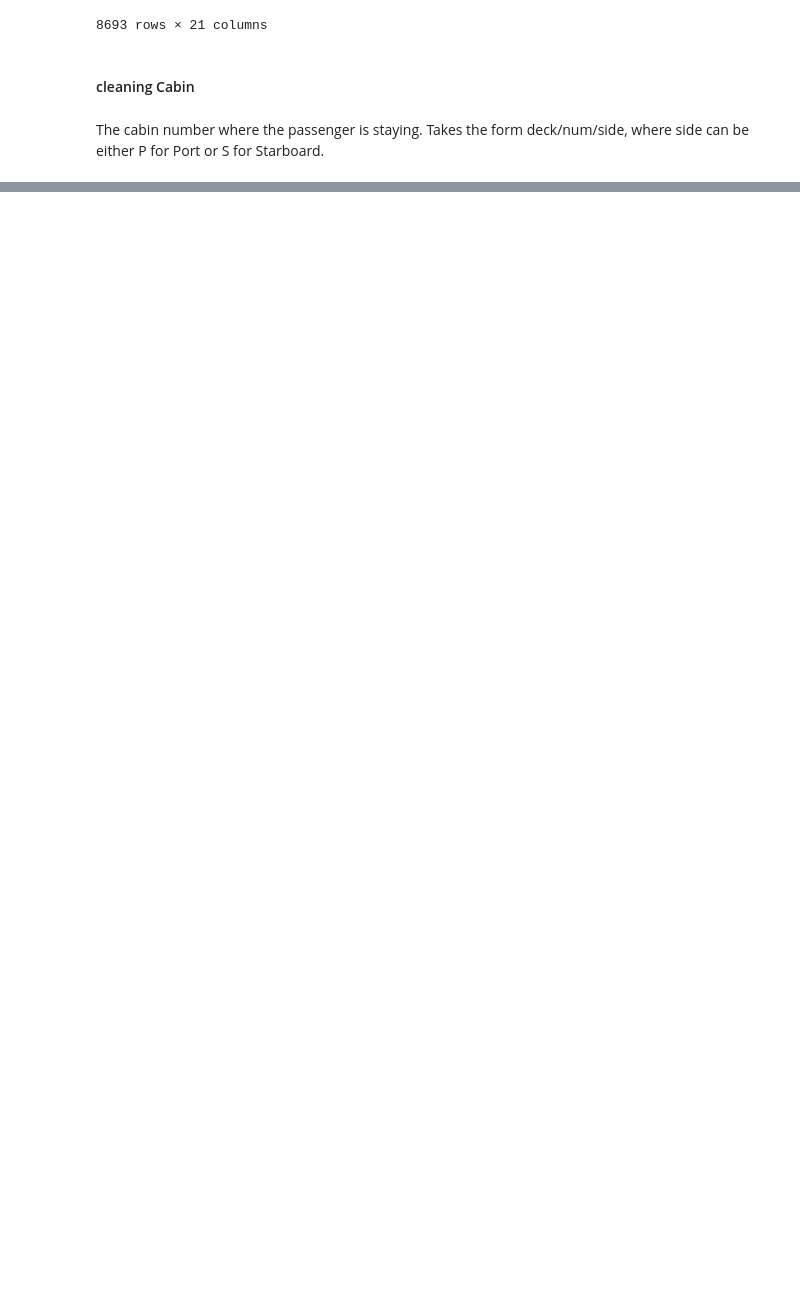
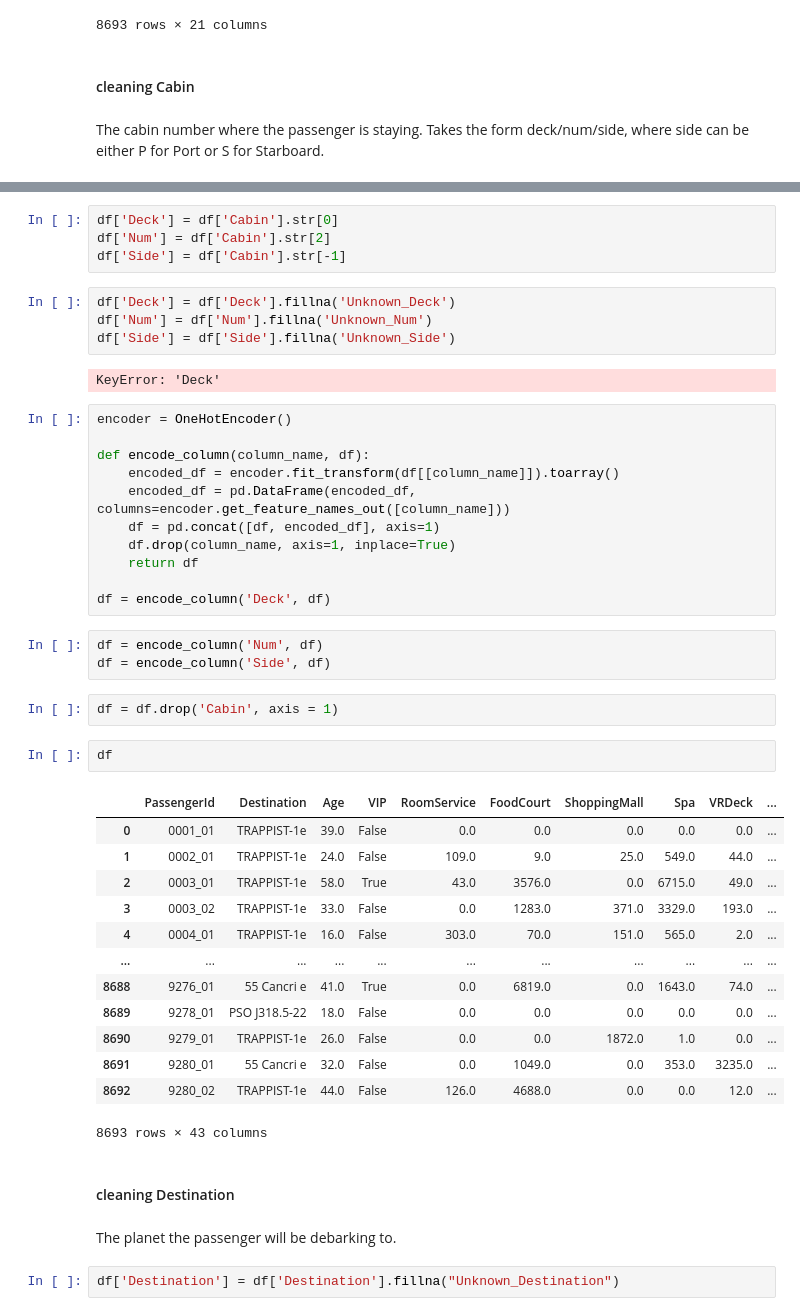
Before and after one commit to Gyxius/spaceship-titanic, a Jupyter notebook: analysis.ipynb, the cells around one changed output, grey strips where cells are left out. Cells and saved outputs as stored; diff of their text form; blank space fills up the shorter version.

Commit message:
Finish Data cleaning and wrangling

```diff
--- a/analysis.ipynb
+++ b/analysis.ipynb
@@ -538,0 +532,48 @@ The cabin number where the passenger is staying. Takes the form deck/num/side, w
+# %%
+df['Deck'] = df['Cabin'].str[0]
+df['Num'] = df['Cabin'].str[2]
+df['Side'] = df['Cabin'].str[-1]
+# %%
+df['Deck'] = df['Deck'].fillna('Unknown_Deck')
+df['Num'] = df['Num'].fillna('Unknown_Num')
+df['Side'] = df['Side'].fillna('Unknown_Side')
+# %% [output]
+KeyError: 'Deck'
+# %%
+encoder = OneHotEncoder()
+
+def encode_column(column_name, df):
+    encoded_df = encoder.fit_transform(df[[column_name]]).toarray()
+    encoded_df = pd.DataFrame(encoded_df, columns=encoder.get_feature_names_out([column_name]))
+    df = pd.concat([df, encoded_df], axis=1)
+    df.drop(column_name, axis=1, inplace=True)
+    return df
+
+df = encode_column('Deck', df)
+# %%
+df = encode_column('Num', df)
+df = encode_column('Side', df)
+# %%
+df = df.drop('Cabin', axis = 1)
+# %%
+df
+# %% [output]
+|  | PassengerId | Destination | Age | VIP | RoomService | FoodCourt | ShoppingMall | Spa | VRDeck | ... |
+| 0 | 0001_01 | TRAPPIST-1e | 39.0 | False | 0.0 | 0.0 | 0.0 | 0.0 | 0.0 | ... |
+| 1 | 0002_01 | TRAPPIST-1e | 24.0 | False | 109.0 | 9.0 | 25.0 | 549.0 | 44.0 | ... |
+| 2 | 0003_01 | TRAPPIST-1e | 58.0 | True | 43.0 | 3576.0 | 0.0 | 6715.0 | 49.0 | ... |
+| 3 | 0003_02 | TRAPPIST-1e | 33.0 | False | 0.0 | 1283.0 | 371.0 | 3329.0 | 193.0 | ... |
+| 4 | 0004_01 | TRAPPIST-1e | 16.0 | False | 303.0 | 70.0 | 151.0 | 565.0 | 2.0 | ... |
+| ... | ... | ... | ... | ... | ... | ... | ... | ... | ... | ... |
+| 8688 | 9276_01 | 55 Cancri e | 41.0 | True | 0.0 | 6819.0 | 0.0 | 1643.0 | 74.0 | ... |
+| 8689 | 9278_01 | PSO J318.5-22 | 18.0 | False | 0.0 | 0.0 | 0.0 | 0.0 | 0.0 | ... |
+| 8690 | 9279_01 | TRAPPIST-1e | 26.0 | False | 0.0 | 0.0 | 1872.0 | 1.0 | 0.0 | ... |
+| 8691 | 9280_01 | 55 Cancri e | 32.0 | False | 0.0 | 1049.0 | 0.0 | 353.0 | 3235.0 | ... |
+| 8692 | 9280_02 | TRAPPIST-1e | 44.0 | False | 126.0 | 4688.0 | 0.0 | 0.0 | 12.0 | ... |
+8693 rows × 43 columns
+# %% [markdown]
+#### cleaning Destination
+# %% [markdown]
+The planet the passenger will be debarking to.
+# %%
+df['Destination'] = df['Destination'].fillna("Unknown_Destination")
```
Also changed, not shown: parts of 32 cells of this notebook.
